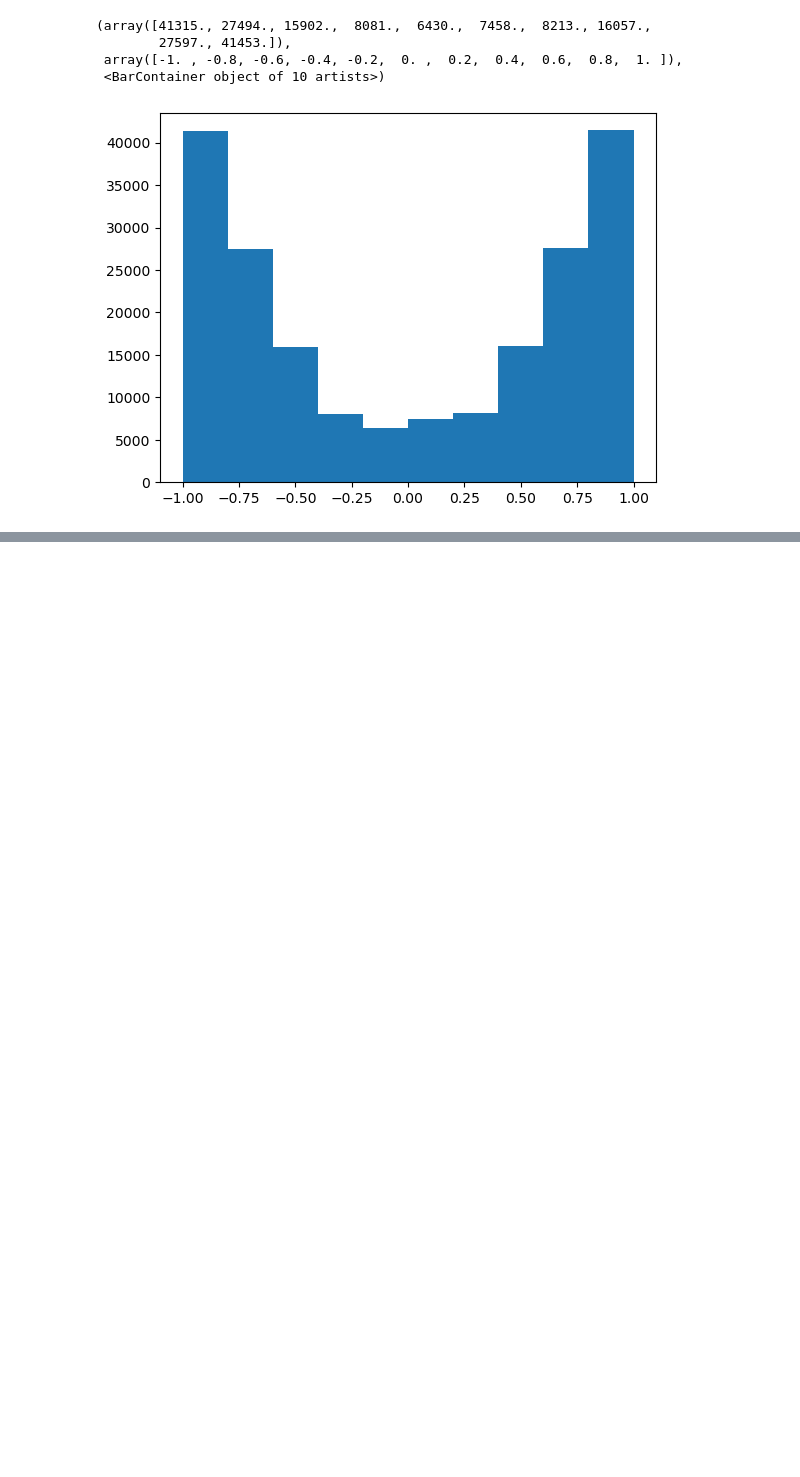
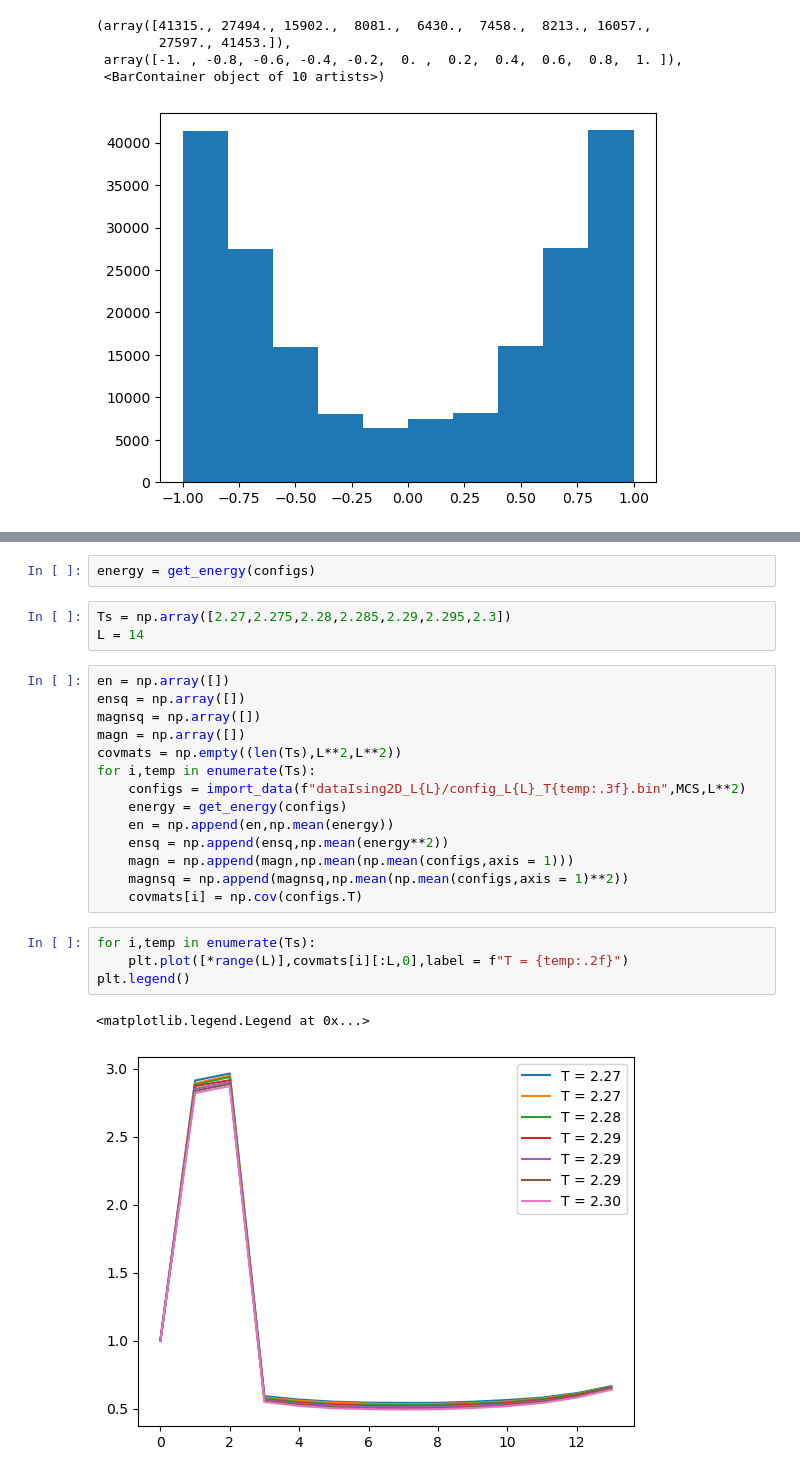
Before and after one commit to bsfn-0323/ising_wolff, a Jupyter notebook: basic_analysis.ipynb, the cells around one changed output, grey strips where cells are left out. Drawn from its saved outputs; the diff is of its cells as text; blank space fills up the shorter version.

```diff
--- a/basic_analysis.ipynb
+++ b/basic_analysis.ipynb
@@ -34,0 +71,26 @@ plt.hist(np.mean(configs,axis = 1))
+# %%
+energy = get_energy(configs)
+# %%
+Ts = np.array([2.27,2.275,2.28,2.285,2.29,2.295,2.3])
+L = 14
+# %%
+en = np.array([])
+ensq = np.array([])
+magnsq = np.array([])
+magn = np.array([])
+covmats = np.empty((len(Ts),L**2,L**2))
+for i,temp in enumerate(Ts):
+    configs = import_data(f"dataIsing2D_L{L}/config_L{L}_T{temp:.3f}.bin",MCS,L**2)
+    energy = get_energy(configs)
+    en = np.append(en,np.mean(energy))
+    ensq = np.append(ensq,np.mean(energy**2))
+    magn = np.append(magn,np.mean(np.mean(configs,axis = 1)))
+    magnsq = np.append(magnsq,np.mean(np.mean(configs,axis = 1)**2))
+    covmats[i] = np.cov(configs.T)
+# %%
+for i,temp in enumerate(Ts):
+    plt.plot([*range(L)],covmats[i][:L,0],label = f"T = {temp:.2f}")
+plt.legend()
+# %% [output]
+<matplotlib.legend.Legend at 0x...>
+[figure, added]
```
Also changed, not shown: parts of 10 cells of this notebook, 3 other files.
